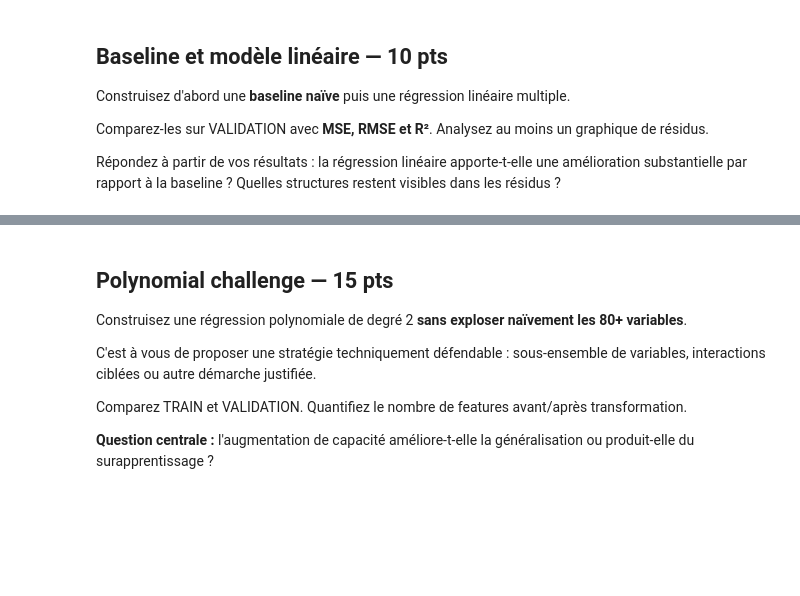
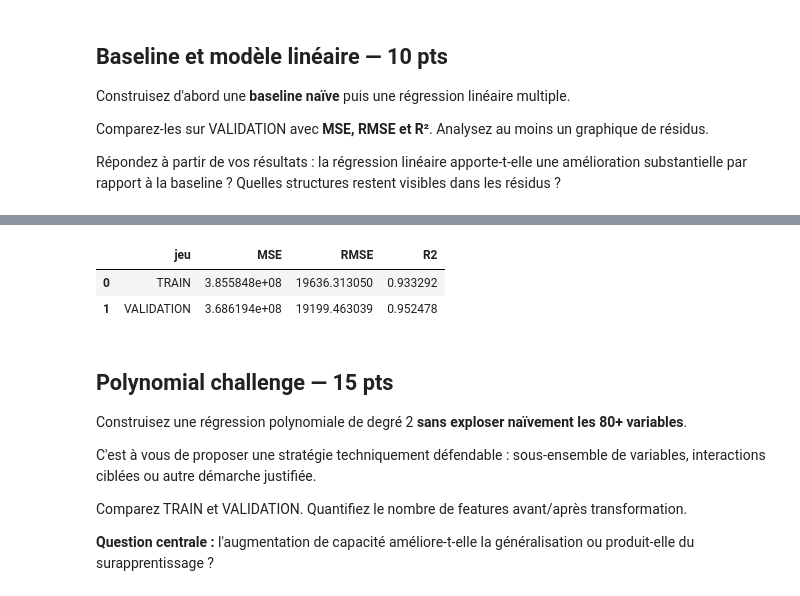
Before and after one commit to hamzabouhouch1003/Training01, a Jupyter notebook: Jour2/PACK_4_TP_NOTES_IA_4A_OPTION_DEVELOPPEUR/TP_NOTE_S3_REGRESSION_AMES_USA.ipynb, the cells around one changed output, grey strips where cells are left out. Saved outputs shown, nothing was run; the diff lists cells and outputs as text; code cells hidden in the pictures; blank space fills up the shorter version.

```diff
--- a/Jour2/PACK_4_TP_NOTES_IA_4A_OPTION_DEVELOPPEUR/TP_NOTE_S3_REGRESSION_AMES_USA.ipynb
+++ b/Jour2/PACK_4_TP_NOTES_IA_4A_OPTION_DEVELOPPEUR/TP_NOTE_S3_REGRESSION_AMES_USA.ipynb
@@ -1122,0 +1265,18 @@ Répondez à partir de vos résultats : la régression linéaire apporte-t-elle
+# %%
+from sklearn.linear_model import LinearRegression
+
+modele_lineaire = Pipeline(steps=[
+    (
+        "preprocesseur",
+        preprocesseur
+    ),
+    (
+        "regression",
+        LinearRegression()
+    )
+])
+# %%
+modele_lineaire.fit(
+    X_train,
+    y_train
+)
@@ -1123,3 +1301,32 @@ Répondez à partir de vos résultats : la régression linéaire apporte-t-elle
+# %%
+metriques_lineaire_train = evaluer_modele(
+    modele_lineaire,
+    X_train,
+    y_train
+)
+
+metriques_lineaire_val = evaluer_modele(
+    modele_lineaire,
+    X_val,
+    y_val
+)
+
+resultats_lineaire = pd.DataFrame([
+    {
+        "jeu": "TRAIN",
+        **metriques_lineaire_train
+    },
+    {
+        "jeu": "VALIDATION",
+        **metriques_lineaire_val
+    }
+])
+
+resultats_lineaire
+# %% [output]
+|  | jeu | MSE | RMSE | R2 |
+| 0 | TRAIN | 3.855848e+08 | 19636.313050 | 0.933292 |
+| 1 | VALIDATION | 3.686194e+08 | 19199.463039 | 0.952478 |
 # %% [markdown]
 ## Polynomial challenge — 15 pts
 
```
Also changed, not shown: parts of 16 cells of this notebook.
